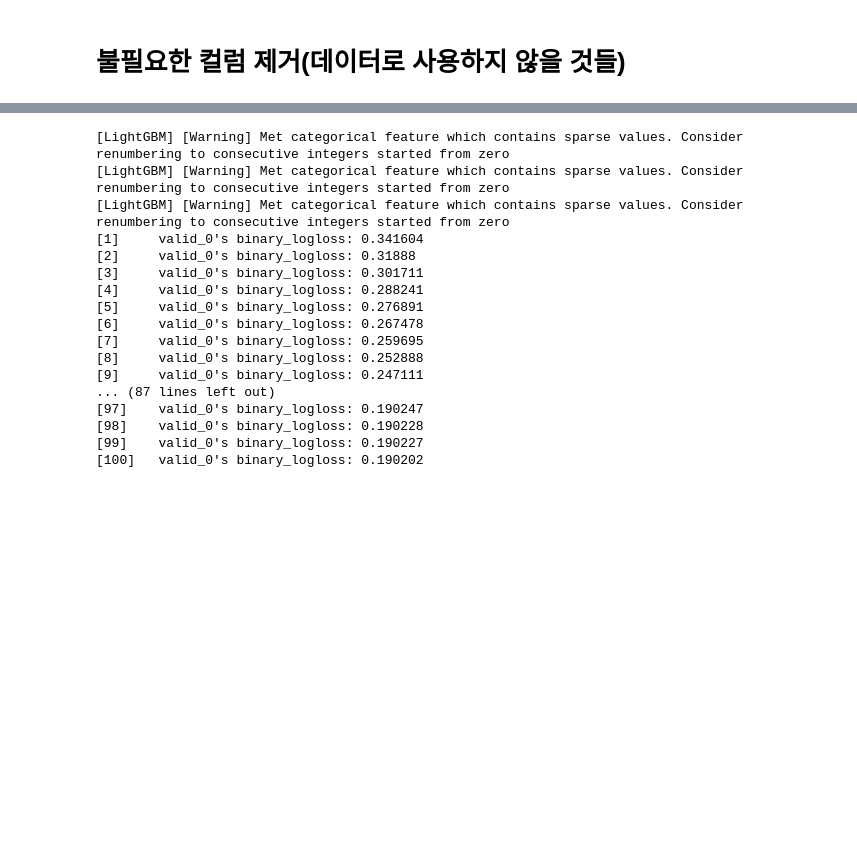
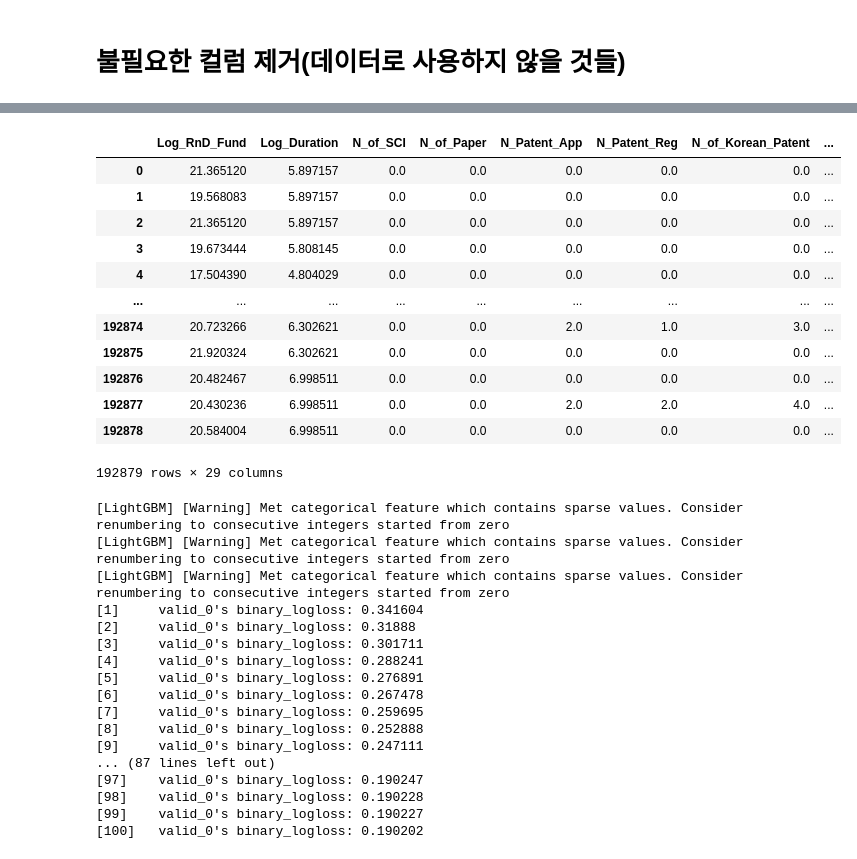
Before and after one commit to KeumHyeonJun/RnD_Project_ver2.0, a Jupyter notebook: 새로운모델/Project_Model_LGBM.ipynb, the cells around one changed output, grey strips where cells are left out. Drawn from its saved outputs; the diff is of its cells as text; code cells hidden in the pictures; blank space fills up the shorter version.

```diff
--- a/새로운모델/Project_Model_LGBM.ipynb
+++ b/새로운모델/Project_Model_LGBM.ipynb
@@ -67,3 +83 @@ UNNESSARY_COLUMN=list(set(ALL_COLUMN)-set(NUMERIC_COLUMN)-set(CATEGORICAL_COLUMN
 #### [LightGBM] [Warning] Met categorical feature which contains sparse values. Consider renumbering to consecutive integers started from zero >> 해결하기
-# %%
-data =pd.concat([pd.get_dummies(df[CATEGORICAL_COLUMN]), df.drop(UNNESSARY_COLUMN+CATEGORICAL_COLUMN,axis=1)], axis=1)
@@ -84,3 +84,25 @@ y_test = test_data[LABEL_COLUMN]
+# %%
+#카테고리 컬럼 > 0,1,2,3....변경
+for i in CATEGORICAL_COLUMN:
+    value = data[i].unique()
+    val_list = list(value)
+    new_val_list = list(range(0, len(val_list)))
+    data[i]= data[i].replace(val_list,new_val_list)
+data
+# %% [output]
+|  | Log_RnD_Fund | Log_Duration | N_of_SCI | N_of_Paper | N_Patent_App | N_Patent_Reg | N_of_Korean_Patent | ... |
+| 0 | 21.365120 | 5.897157 | 0.0 | 0.0 | 0.0 | 0.0 | 0.0 | ... |
+| 1 | 19.568083 | 5.897157 | 0.0 | 0.0 | 0.0 | 0.0 | 0.0 | ... |
+| 2 | 21.365120 | 5.897157 | 0.0 | 0.0 | 0.0 | 0.0 | 0.0 | ... |
+| 3 | 19.673444 | 5.808145 | 0.0 | 0.0 | 0.0 | 0.0 | 0.0 | ... |
+| 4 | 17.504390 | 4.804029 | 0.0 | 0.0 | 0.0 | 0.0 | 0.0 | ... |
+| ... | ... | ... | ... | ... | ... | ... | ... | ... |
+| 192874 | 20.723266 | 6.302621 | 0.0 | 0.0 | 2.0 | 1.0 | 3.0 | ... |
+| 192875 | 21.920324 | 6.302621 | 0.0 | 0.0 | 0.0 | 0.0 | 0.0 | ... |
+| 192876 | 20.482467 | 6.998511 | 0.0 | 0.0 | 0.0 | 0.0 | 0.0 | ... |
+| 192877 | 20.430236 | 6.998511 | 0.0 | 0.0 | 2.0 | 2.0 | 4.0 | ... |
+| 192878 | 20.584004 | 6.998511 | 0.0 | 0.0 | 0.0 | 0.0 | 0.0 | ... |
+192879 rows × 29 columns
 # %%
 from lightgbm import LGBMClassifier
 model = LGBMClassifier()
```
Also changed, not shown: parts of 5 cells of this notebook.
